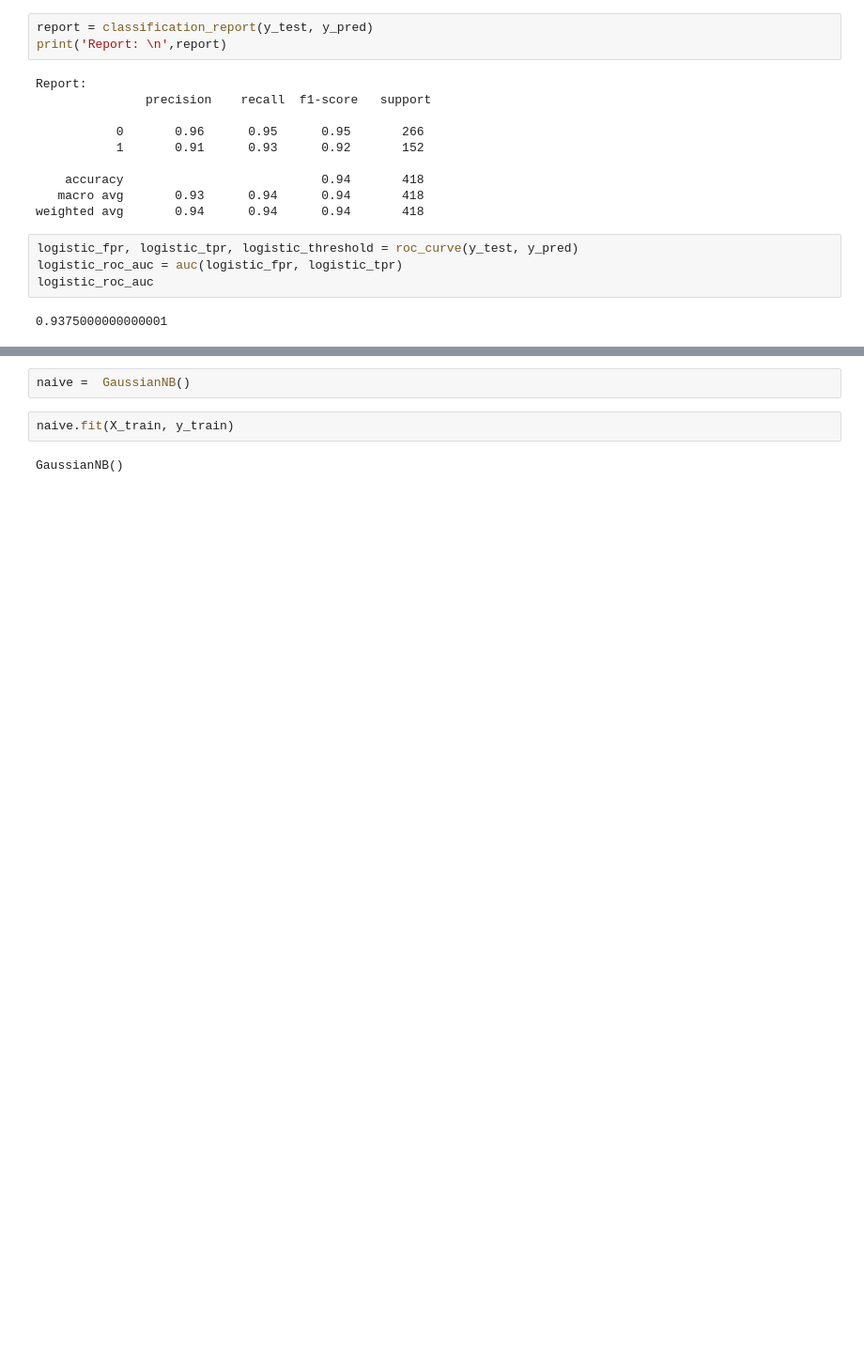
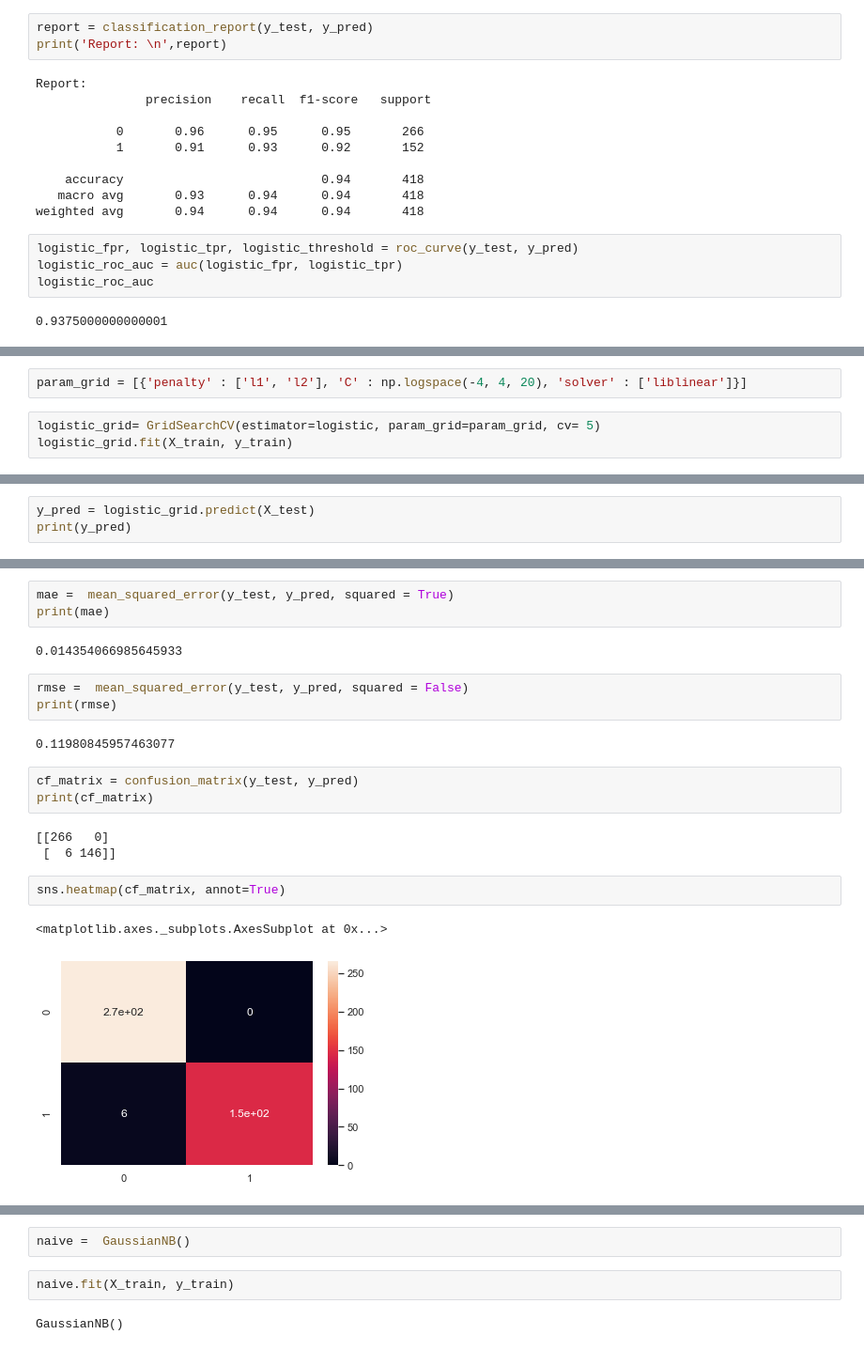
Before and after one commit to PriyaShrinithi/Titanic, a Jupyter notebook: Titanic.ipynb, the cells around one changed output, grey strips where cells are left out. Shown at 94% size. Drawn from its saved outputs; the diff is of its cells as text; blank space fills up the shorter version.

```diff
--- a/Titanic.ipynb
+++ b/Titanic.ipynb
@@ -961,0 +983,5 @@ logistic_roc_auc
+# %%
+param_grid = [{'penalty' : ['l1', 'l2'], 'C' : np.logspace(-4, 4, 20), 'solver' : ['liblinear']}]
+# %%
+logistic_grid= GridSearchCV(estimator=logistic, param_grid=param_grid, cv= 5)
+logistic_grid.fit(X_train, y_train)
@@ -961,0 +1004,3 @@ logistic_roc_auc
+# %%
+y_pred = logistic_grid.predict(X_test)
+print(y_pred)
@@ -961,0 +1047,21 @@ logistic_roc_auc
+# %%
+mae =  mean_squared_error(y_test, y_pred, squared = True)
+print(mae)
+# %% [output]
+0.014354066985645933
+# %%
+rmse =  mean_squared_error(y_test, y_pred, squared = False)
+print(rmse)
+# %% [output]
+0.11980845957463077
+# %%
+cf_matrix = confusion_matrix(y_test, y_pred)
+print(cf_matrix)
+# %% [output]
+[[266   0]
+ [  6 146]]
+# %%
+sns.heatmap(cf_matrix, annot=True)
+# %% [output]
+<matplotlib.axes._subplots.AxesSubplot at 0x...>
+[figure, added]
```
Also changed, not shown: parts of 18 cells of this notebook.
